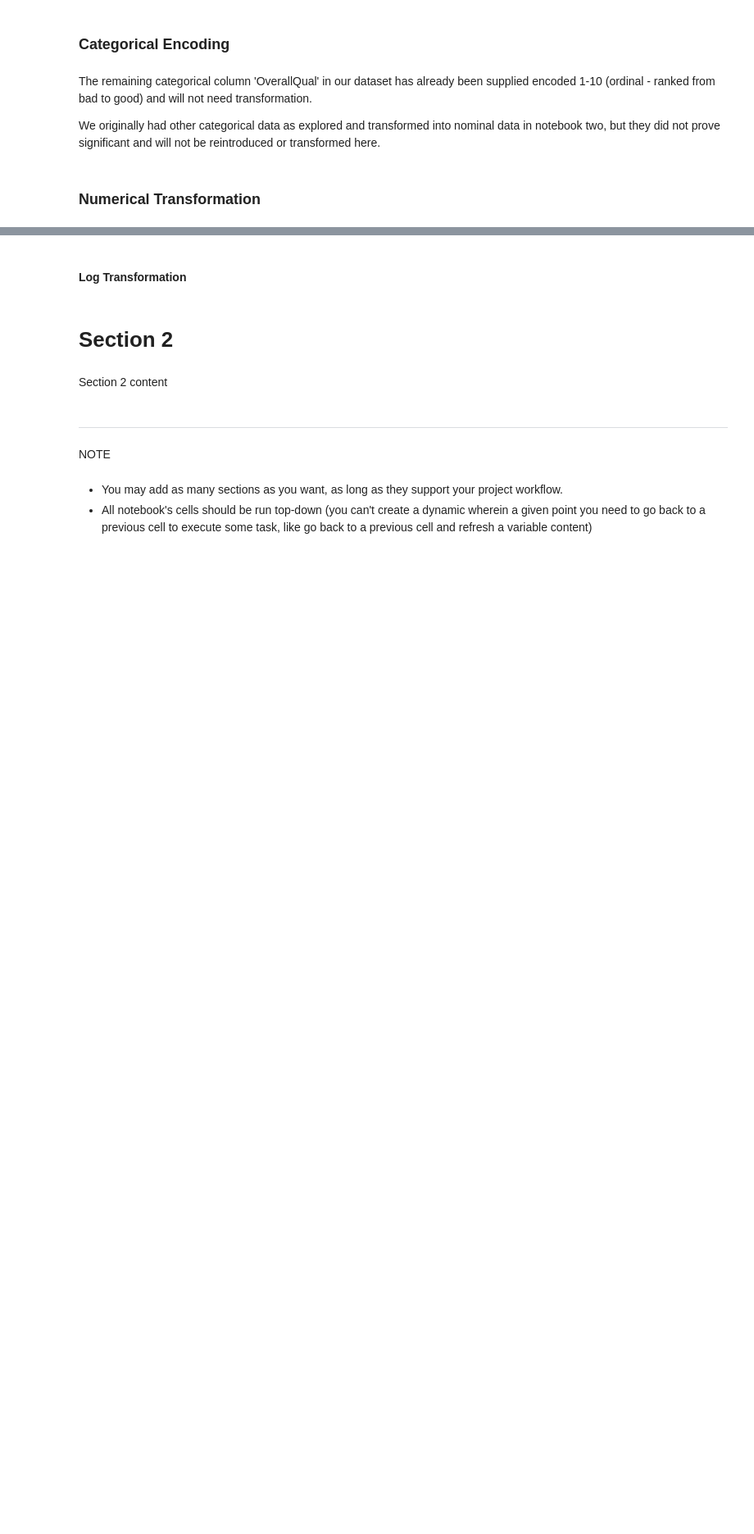
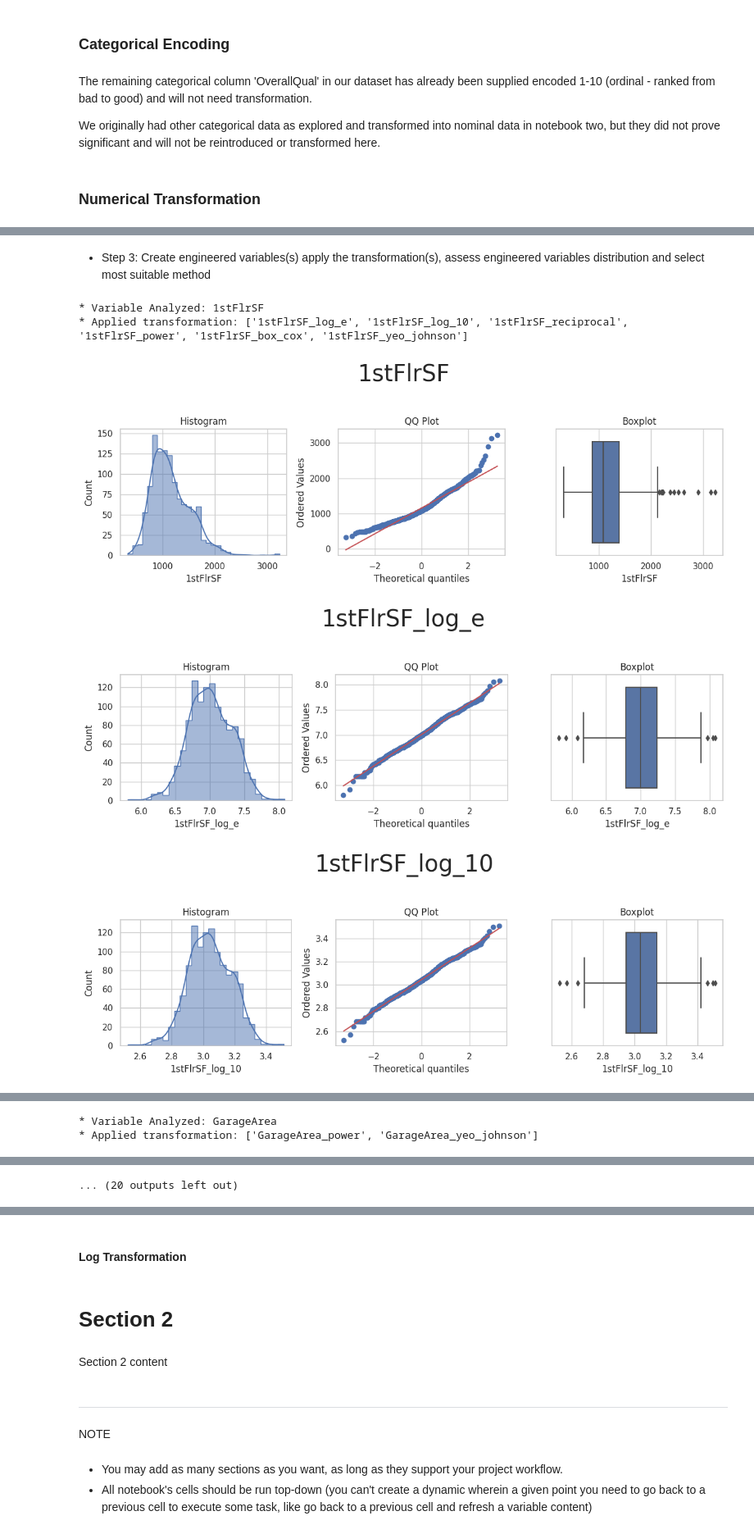
Before and after one commit to Code-Institute-Submissions/modonohoe-data-analytics-housing-project, a Jupyter notebook: jupyter_notebooks/04 - Feature Engineering.ipynb, the cells around one changed output, grey strips where cells are left out. Shown at 82% size. Cells and saved outputs as stored; diff of their text form; code cells hidden in the pictures; blank space fills up the shorter version.

Commit message:
ADD: feature engineering analysis to Jupyter notebook

```diff
--- a/jupyter_notebooks/04 - Feature Engineering.ipynb
+++ b/jupyter_notebooks/04 - Feature Engineering.ipynb
@@ -420,0 +464,7 @@ We originally had other categorical data as explored and transformed into nomina
+# %%
+variables_engineering = ['1stFlrSF',
+                    'GarageArea',
+                    'GrLivArea',
+                    'LotArea',
+                    'TotalBsmtSF']
+variables_engineering
@@ -420,0 +475,4 @@ We originally had other categorical data as explored and transformed into nomina
+# %%
+
+df_engineering = TrainSet[variables_engineering].copy()
+df_engineering.head()
@@ -420,0 +486,10 @@ We originally had other categorical data as explored and transformed into nomina
+# %% [markdown]
+* Step 3: Create engineered variables(s) apply the transformation(s), assess engineered variables distribution and select most suitable method
+# %%
+df_engineering = FeatureEngineeringAnalysis(df=df_engineering, analysis_type='numerical')
+# %% [output]
+* Variable Analyzed: 1stFlrSF
+* Applied transformation: ['1stFlrSF_log_e', '1stFlrSF_log_10', '1stFlrSF_reciprocal', '1stFlrSF_power', '1stFlrSF_box_cox', '1stFlrSF_yeo_johnson']
+[figure, added]
+[figure, added]
+[figure, added]
@@ -420,0 +500,2 @@ We originally had other categorical data as explored and transformed into nomina
+* Variable Analyzed: GarageArea
+* Applied transformation: ['GarageArea_power', 'GarageArea_yeo_johnson']
@@ -420,0 +505 @@ We originally had other categorical data as explored and transformed into nomina
+... (20 outputs left out)
```
Also changed, not shown: parts of 18 cells of this notebook, 2 other files.
